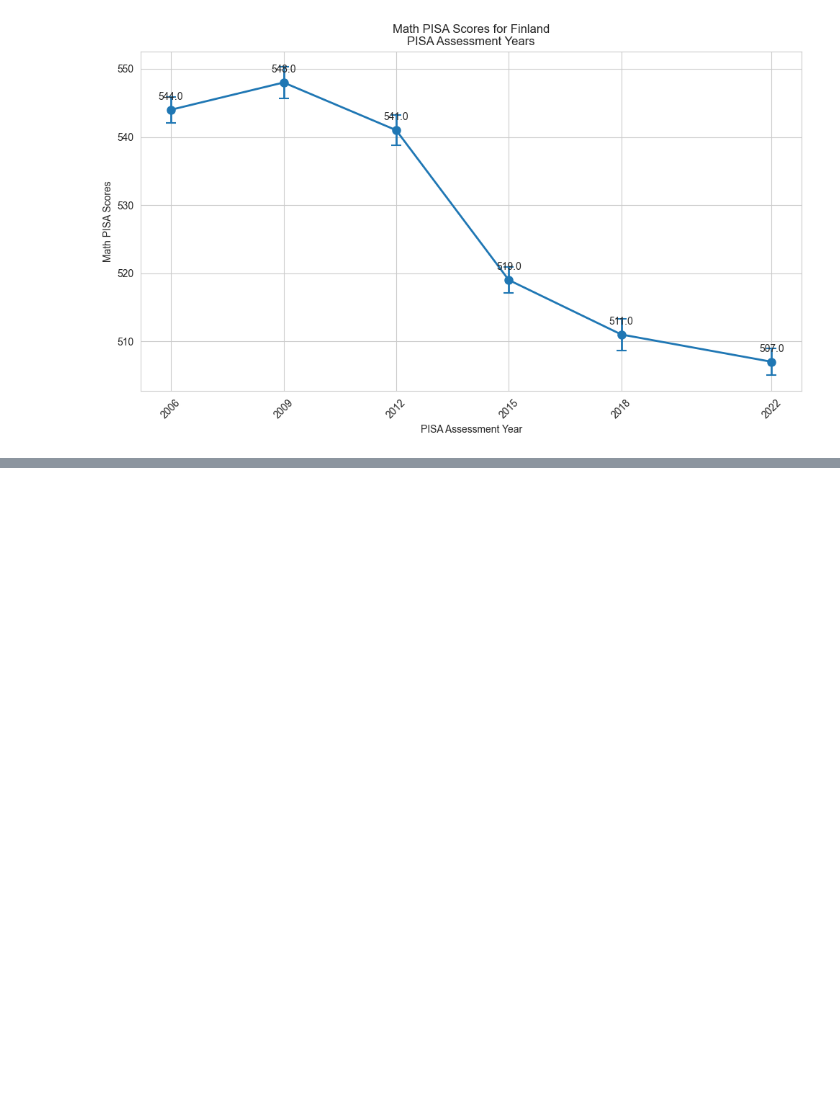
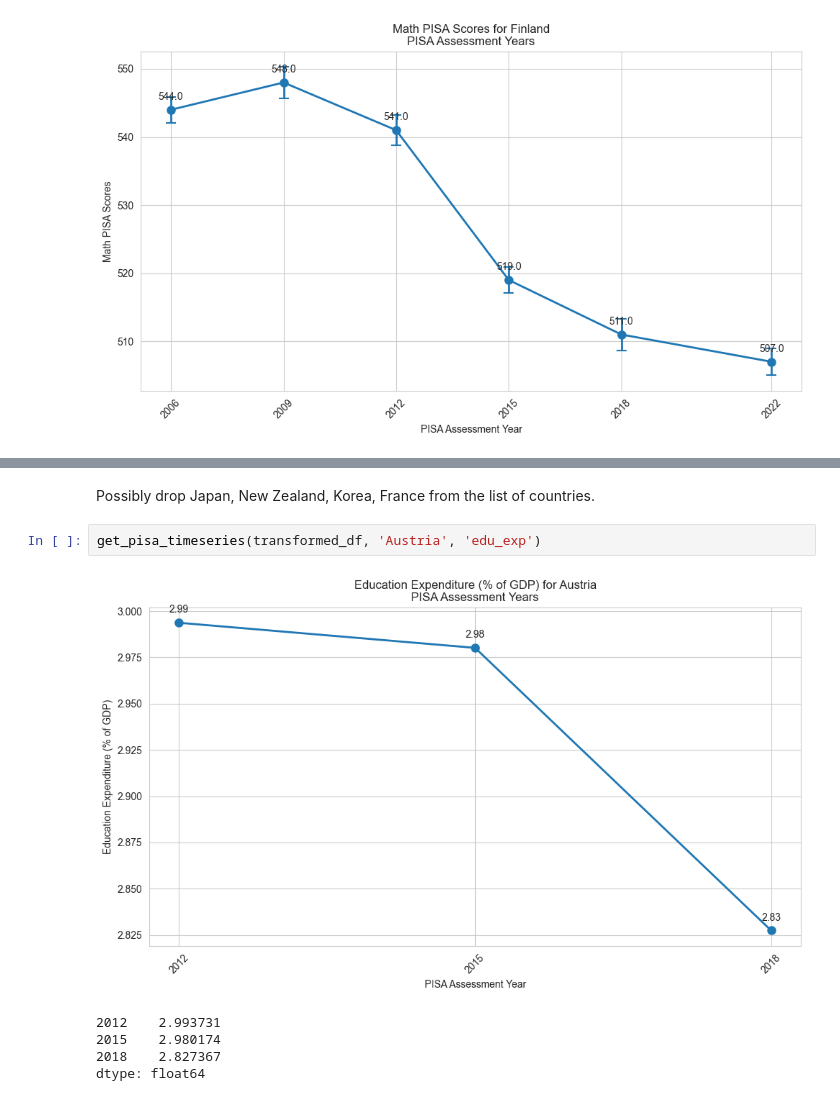
Before and after one commit to mellamanelpoeta/pol_pub2, a Jupyter notebook: source/01_eda.ipynb, the cells around one changed output, grey strips where cells are left out. Cells and saved outputs as stored; diff of their text form; blank space fills up the shorter version.

```diff
--- a/source/01_eda.ipynb
+++ b/source/01_eda.ipynb
@@ -841,0 +990,10 @@ gdp_series = get_pisa_timeseries(transformed_df, 'Germany', 'gdp')
+# %% [markdown]
+Possibly drop Japan, New Zealand, Korea, France from the list of countries.
+# %%
+get_pisa_timeseries(transformed_df, 'Austria', 'edu_exp')
+# %% [output]
+[figure, added]
+2012    2.993731
+2015    2.980174
+2018    2.827367
+dtype: float64
```
Also changed, not shown: parts of 32 cells of this notebook, 1 other file.
